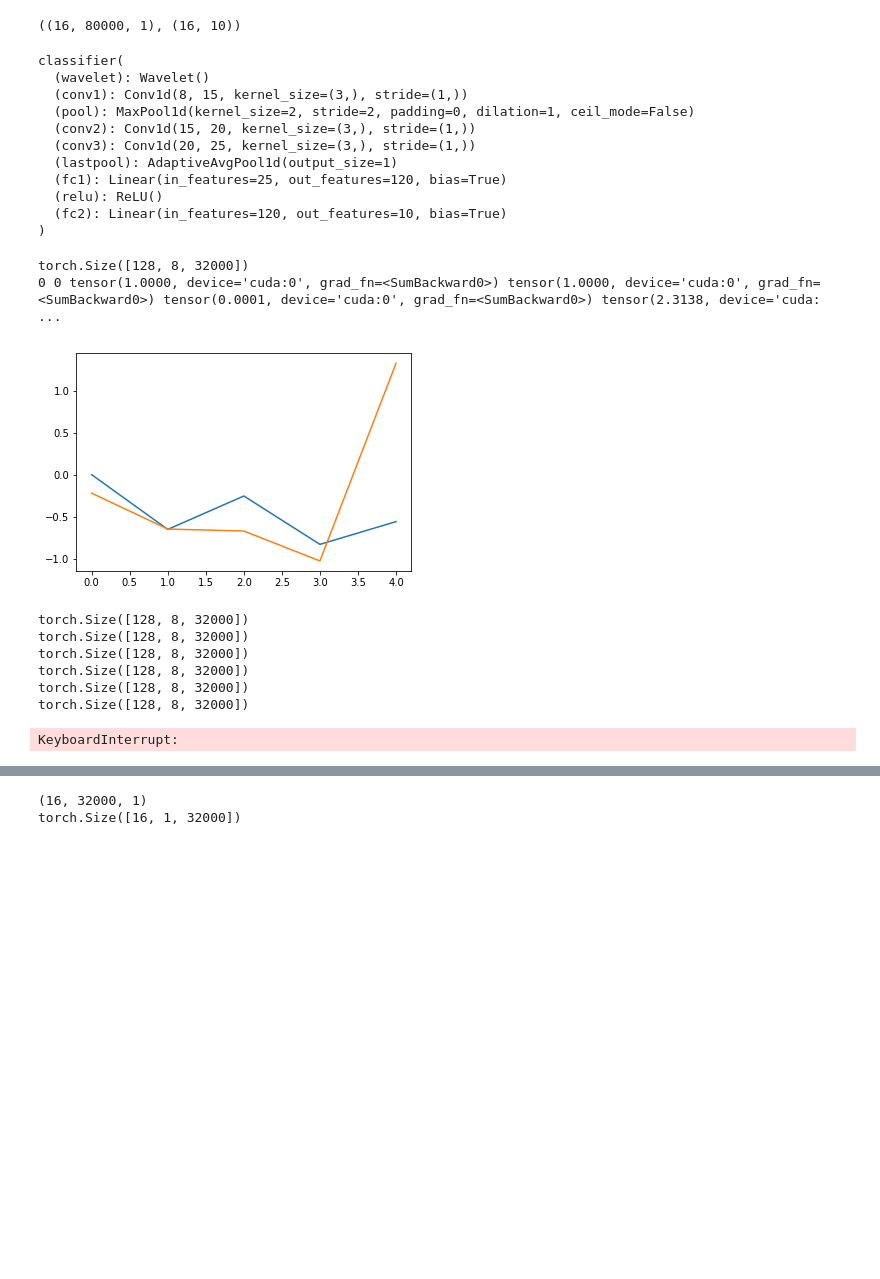
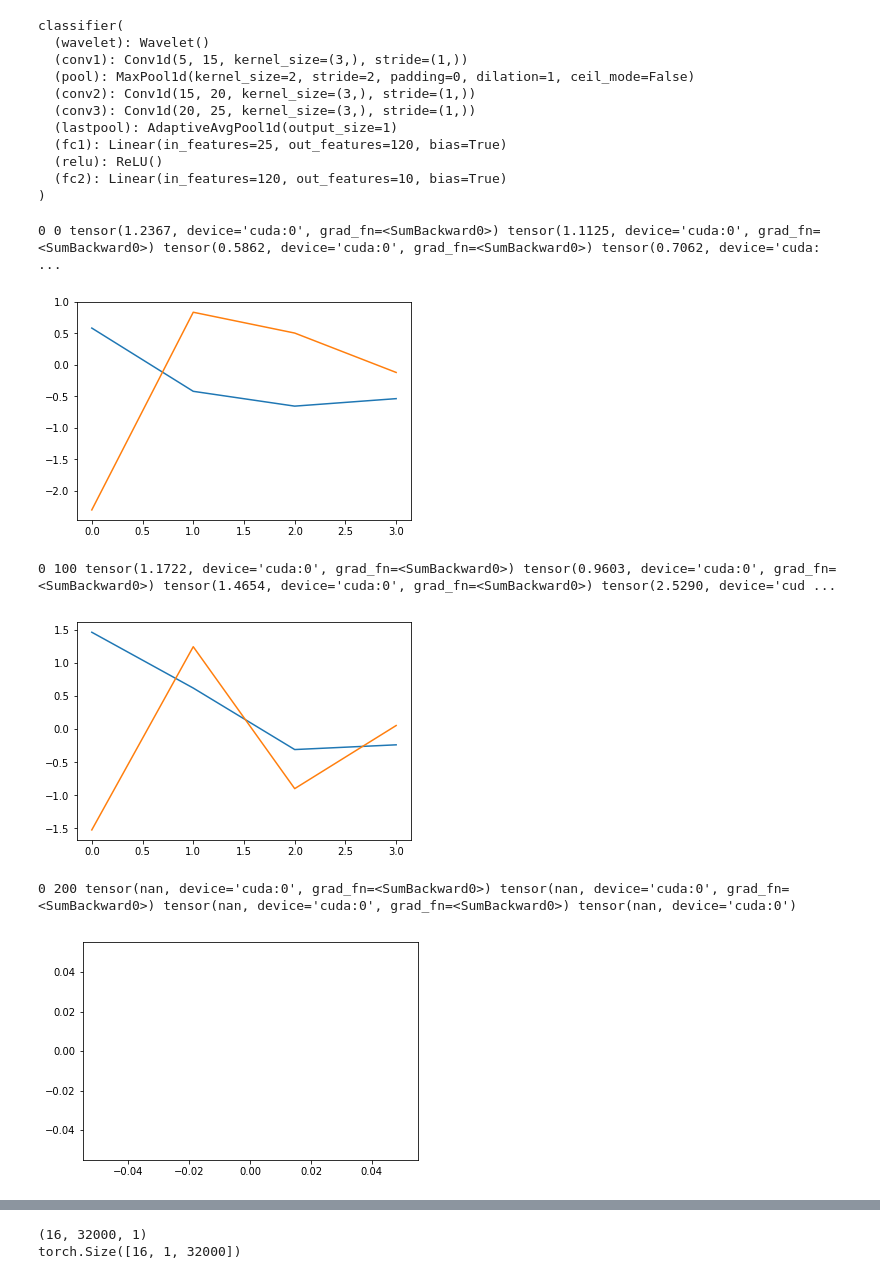
Before and after one commit to ilyailyash/Wavelets_is_all_you_need, a Jupyter notebook: Wavelet_is_all_you_need.ipynb, the cells around one changed output, grey strips where cells are left out. Saved outputs shown, nothing was run; the diff lists cells and outputs as text; code cells hidden in the pictures; blank space fills up the shorter version.

```diff
--- a/Wavelet_is_all_you_need.ipynb
+++ b/Wavelet_is_all_you_need.ipynb
@@ -72,8 +72,8 @@ class Wavelet(nn.Module):
         if self.norm:
             self.hi_Norm = Normalisation(True)
             self.lo_Norm = Normalisation(False)
-        self.weight_hi = nn.Parameter(torch.Tensor(1,1,kernel_size).cuda())
-        self.weight_lo = nn.Parameter(torch.Tensor(1,1,kernel_size).cuda())
+        self.weight_hi = nn.Parameter(torch.Tensor(1,1,kernel_size))
+        self.weight_lo = nn.Parameter(torch.Tensor(1,1,kernel_size))
 
         self.weights = []
         self.weights.append(self.weight_hi)
@@ -246,9 +248,9 @@ model.weights[0], model.weights[1]
 train_splits = [1,2,3,4]
 test_split = 5
 
-shared_params = {'csv_path': '/home/administrator/workspace/ESC-50/esc50.csv',
-                 'wav_dir': '/home/administrator/workspace/ESC-50/audio',
-                 'dest_dir': '/home/administrator/workspace/ESC-50/audio/16000',
+shared_params = {'csv_path': '/home/ilya/workspace/ESC-50/esc50.csv',
+                 'wav_dir': '/home/ilya/workspace/ESC-50/audio',
+                 'dest_dir': '/home/ilya/workspace/ESC-50/audio/16000',
                  'audio_rate': 16000,
                  'only_ESC10': True,
                  'pad': 0,
@@ -270,10 +272,8 @@ test_gen = ESC50(folds=[test_split],
                  mix=False,
                  **shared_params).batch_gen(16)
 
-X, Y = next(test_gen)
-X.shape, Y.shape
+# X, Y = next(test_gen)
+# X.shape, Y.shape
-# %% [output]
-((16, 80000, 1), (16, 10))
 # %%
 class classifier(nn.Module):
     def __init__(self, wavelet_num_layers, wavelet_kernel_size, stride=1,
@@ -306,12 +305,12 @@ class classifier(nn.Module):
 
         return output
 # %%
-net = classifier(7, 10, disp=False, norm=False)
+net = classifier(4, 8, disp=False, norm=False)
 net.cuda()
 # %% [output]
 classifier(
   (wavelet): Wavelet()
-  (conv1): Conv1d(8, 15, kernel_size=(3,), stride=(1,))
+  (conv1): Conv1d(5, 15, kernel_size=(3,), stride=(1,))
   (pool): MaxPool1d(kernel_size=2, stride=2, padding=0, dilation=1, ceil_mode=False)
   (conv2): Conv1d(15, 20, kernel_size=(3,), stride=(1,))
   (conv3): Conv1d(20, 25, kernel_size=(3,), stride=(1,))
@@ -321,17 +320,18 @@ classifier(
   (fc2): Linear(in_features=120, out_features=10, bias=True)
 )
 # %%
-writer = SummaryWriter()
+writer_train = SummaryWriter()
 def criterion(outputs, labels, w_hi, w_lo, C, l2):
     criterion = nn.CrossEntropyLoss()
     loss = (w_hi.pow(2).sum()-1).pow(2)+(w_lo.pow(2).sum()-1).pow(2)
-    return (criterion(outputs, labels)+C*loss+l2*w_hi.sum().pow(2))
+    CrossEntropy = criterion(outputs, labels)
+    return (CrossEntropy+C*loss+l2*w_hi.sum().pow(2), loss)
 # %%
-optimizer = optim.SGD(net.parameters(), lr=0.06, momentum=0.9)
-scheduler = optim.lr_scheduler.ReduceLROnPlateau(optimizer, factor=0.7,patience=150, verbose=True, threshold=0.01)
+optimizer = optim.SGD(net.parameters(), lr=0.013957830839232406, momentum=0.99)
+scheduler = optim.lr_scheduler.ReduceLROnPlateau(optimizer, factor=0.7,patience=300, verbose=True, threshold=0.01)
 # %%
 i = 0
-C = 0.07
+C = 0.1
 l2 = 0.03
 for epoch in range(100):  # loop over the dataset multiple times
 
@@ -353,43 +353,60 @@ for epoch in range(100):  # loop over the dataset multiple times
 
         # forward + backward + optimize
         outputs = net(inputs)
 
         _, labels = torch.max(labels, 1)
 
-        loss = criterion(outputs, labels, net.wavelet.weight_hi, net.wavelet.weight_lo, C, l2)
-        scheduler.step(loss)
+        loss, en = criterion(outputs, labels, net.wavelet.weight_hi, net.wavelet.weight_lo, C, l2)
+
         loss.backward()
         optimizer.step()
+        scheduler.step(loss)
+
+        acc = (outputs.max(1)[1]==labels).float().mean()
 
 
         if i%100 == 0:
+
+#             inputs, labels = next(test_gen)
+#             inputs, labels = torch.Tensor(inputs).transpose(1,2).cuda(), torch.LongTensor(labels).cuda()
+
+#             outputs = net(inputs)
+
+#             _, predicted = torch.max(outputs, 1)
+#             _, labels = torch.max(labels, 1)
+
+#             loss_t, CrossEntropy_t = criterion(outputs, labels, net.wavelet.weight_hi, net.wavelet.weight_lo, C, l2)
+
+#             scheduler.step(loss_t)
+
+#             writer_train.add_scalar("CrossEntropy_t", CrossEntropy_t.item())
+#
+
             if net.wavelet.norm:
                 hi,lo = net.wavelet.hi_Norm(net.wavelet.weight_hi), net.wavelet.lo_Norm(net.wavelet.weight_lo)
                 print (epoch,i,net.wavelet.energy(hi), net.wavelet.energy(lo), \
                        net.wavelet.hi_Norm.B, loss.data)
             else:
                 hi,lo = net.wavelet.weight_hi, net.wavelet.weight_lo
                 print (epoch,i,net.wavelet.energy(hi), net.wavelet.energy(lo), \
                        hi.sum(), loss.data)
 
             idx = torch.arange(hi.size(2)-1, -1, -1).long()
             hi_f,lo_f = fft(hi[0,0,idx].cpu().data.numpy()), fft(lo[0,0,idx].cpu().data.numpy())
             n = hi_f.shape[-1]
             plt.plot(range(n//2),hi_f[:n//2])
             plt.plot(range(n//2),lo_f[:n//2])
             plt.show()
         i+=1
 #         print (net.wavelet.energy(net.wavelet.weight_lo), net.wavelet.energy(net.wavelet.weight_hi), net.wavelet.lo_Norm.L.grad, loss.data)
 
-        writer.add_scalar("loss", loss.item())
+        writer_train.add_scalar("loss", loss.item())
+        writer_train.add_scalar("en", en.item())
+        writer_train.add_scalar("acc", acc.item())
 # %% [output]
-torch.Size([128, 8, 32000])
-0 0 tensor(1.0000, device='cuda:0', grad_fn=<SumBackward0>) tensor(1.0000, device='cuda:0', grad_fn=<SumBackward0>) tensor(0.0001, device='cuda:0', grad_fn=<SumBackward0>) tensor(2.3138, device='cuda: ...
+0 0 tensor(1.2367, device='cuda:0', grad_fn=<SumBackward0>) tensor(1.1125, device='cuda:0', grad_fn=<SumBackward0>) tensor(0.5862, device='cuda:0', grad_fn=<SumBackward0>) tensor(0.7062, device='cuda: ...
-[figure, old version]
+[figure, new version]
-torch.Size([128, 8, 32000])
-torch.Size([128, 8, 32000])
-torch.Size([128, 8, 32000])
-torch.Size([128, 8, 32000])
-torch.Size([128, 8, 32000])
-torch.Size([128, 8, 32000])
+0 100 tensor(1.1722, device='cuda:0', grad_fn=<SumBackward0>) tensor(0.9603, device='cuda:0', grad_fn=<SumBackward0>) tensor(1.4654, device='cuda:0', grad_fn=<SumBackward0>) tensor(2.5290, device='cud ...
+[figure, added]
-KeyboardInterrupt:
+0 200 tensor(nan, device='cuda:0', grad_fn=<SumBackward0>) tensor(nan, device='cuda:0', grad_fn=<SumBackward0>) tensor(nan, device='cuda:0', grad_fn=<SumBackward0>) tensor(nan, device='cuda:0')
+[figure, added]
```
Also changed, not shown: parts of 18 cells of this notebook.
